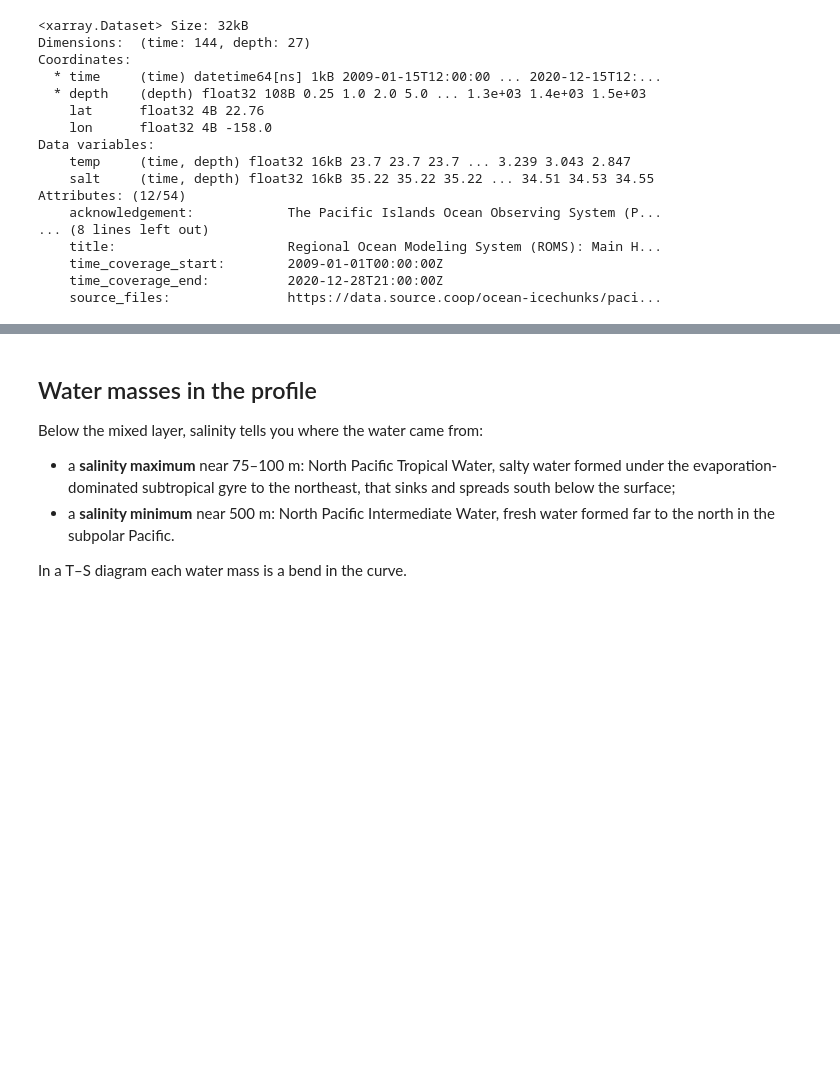
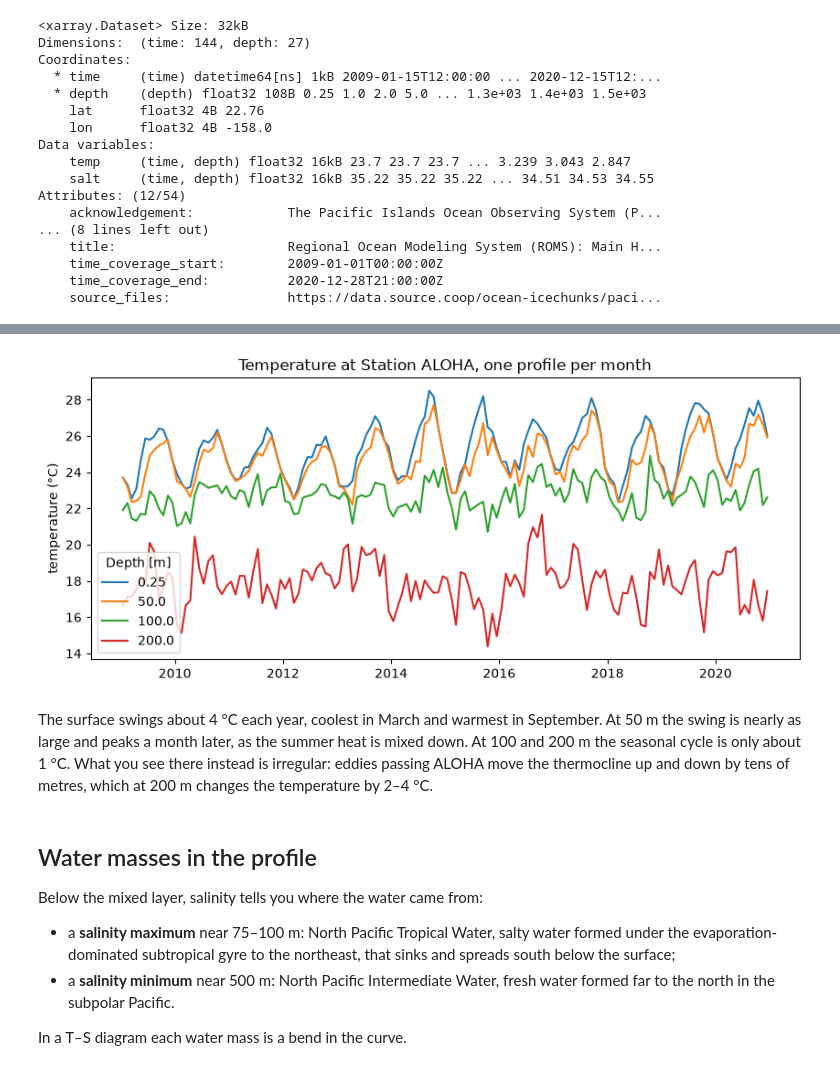
Before and after one commit to ocean-icechunks/2026-ioos-hackathon, a Jupyter notebook: examples/02-pacioos-aloha-profiles.ipynb, the cells around one changed output, grey strips where cells are left out. Drawn from its saved outputs; the diff is of its cells as text; code cells hidden in the pictures; blank space fills up the shorter version.

```diff
--- a/examples/02-pacioos-aloha-profiles.ipynb
+++ b/examples/02-pacioos-aloha-profiles.ipynb
@@ -141,3 +93,16 @@ The mixed layer is roughly twice as deep in winter (December–March) as in summ
+# %%
+fig, ax = plt.subplots(figsize=(10, 4))
+aloha.temp.sel(depth=[0.25, 50, 100, 200]).plot.line(ax=ax, x="time", hue="depth")
+ax.set(xlabel="", ylabel="temperature (°C)", title="Temperature at Station ALOHA, one profile per month")
+plt.show()
+# %% [output]
+[figure, added]
+# %% [markdown]
+The surface swings about 4 °C each year, coolest in March and warmest in September. At
+50 m the swing is nearly as large and peaks a month later, as the summer heat is mixed down.
+At 100 and 200 m the seasonal cycle is only about 1 °C. What you see there instead is
+irregular: eddies passing ALOHA move the thermocline up and down by tens of metres, which at
+200 m changes the temperature by 2–4 °C.
 # %% [markdown]
 ## Water masses in the profile
 
```
Also changed, not shown: parts of 6 cells of this notebook, 14 other files.
